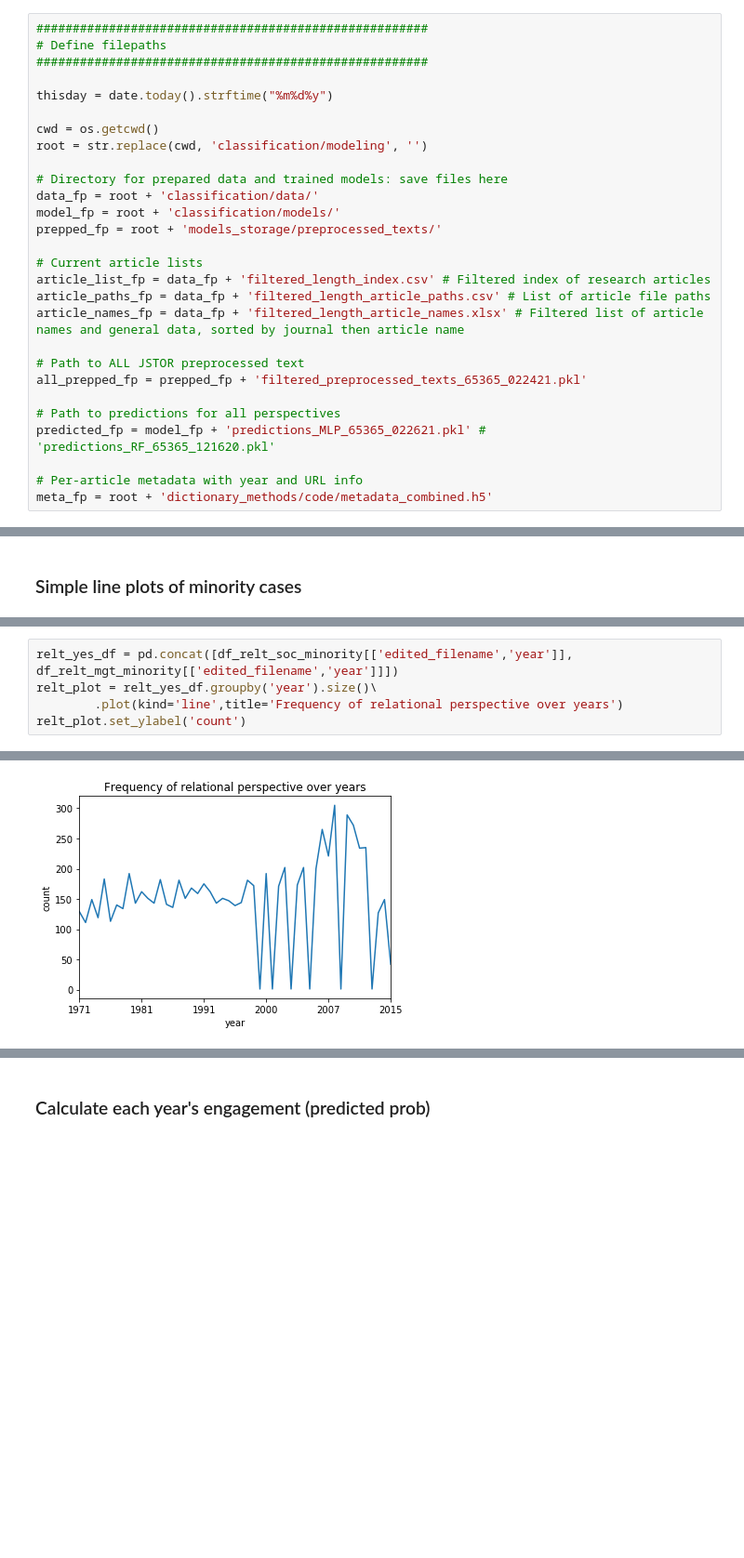
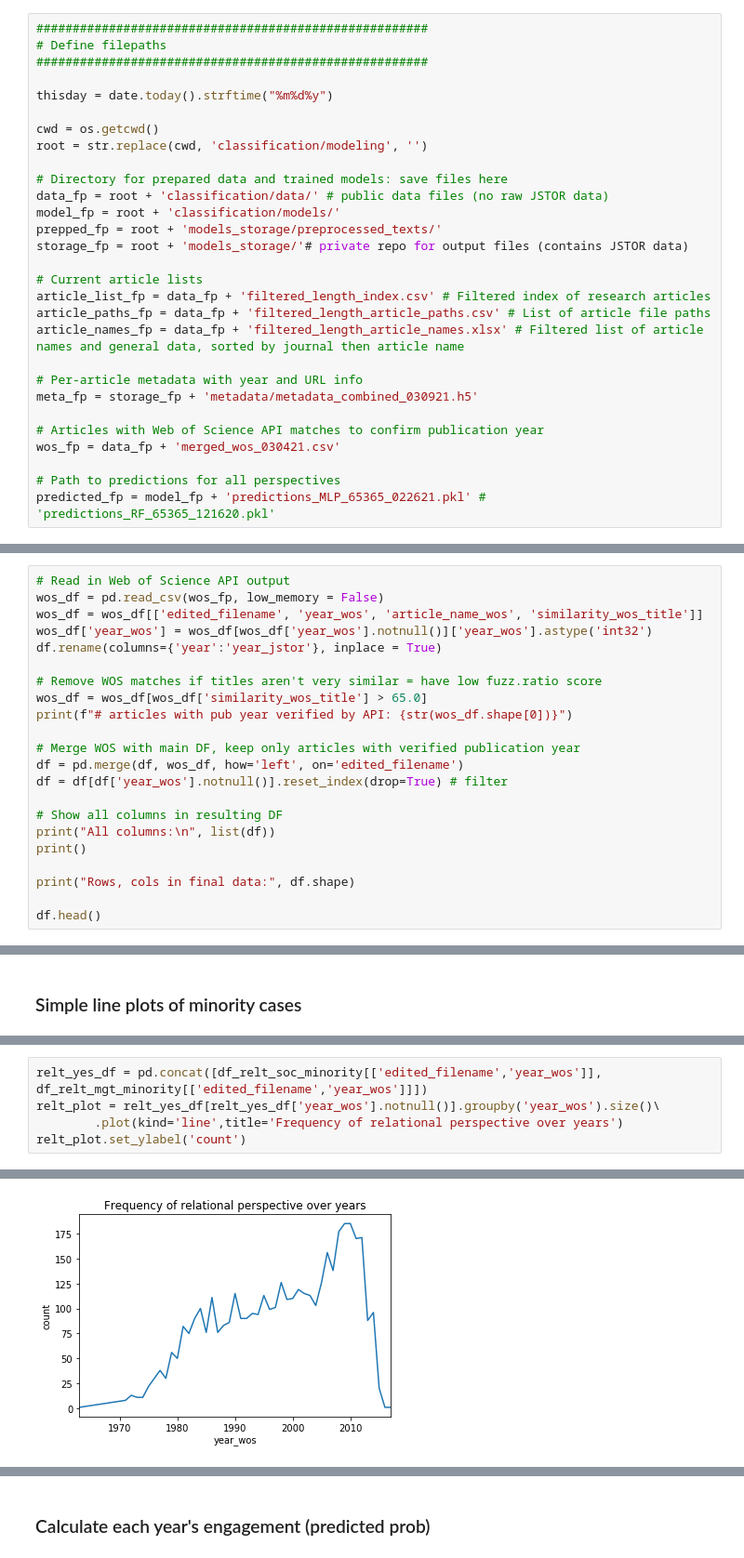
Before and after one commit to h2researchgroup/classification, a Jupyter notebook: modeling/viz_predictions.ipynb, the cells around one changed output, grey strips where cells are left out. Shown at 93% size. Saved outputs shown, nothing was run; the diff lists cells and outputs as text; blank space fills up the shorter version.

```diff
--- a/modeling/viz_predictions.ipynb
+++ b/modeling/viz_predictions.ipynb
@@ -56,23 +54,24 @@ cwd = os.getcwd()
 root = str.replace(cwd, 'classification/modeling', '')
 
 # Directory for prepared data and trained models: save files here
-data_fp = root + 'classification/data/'
+data_fp = root + 'classification/data/' # public data files (no raw JSTOR data)
 model_fp = root + 'classification/models/'
 prepped_fp = root + 'models_storage/preprocessed_texts/'
+storage_fp = root + 'models_storage/'# private repo for output files (contains JSTOR data)
 
 # Current article lists
 article_list_fp = data_fp + 'filtered_length_index.csv' # Filtered index of research articles
 article_paths_fp = data_fp + 'filtered_length_article_paths.csv' # List of article file paths
 article_names_fp = data_fp + 'filtered_length_article_names.xlsx' # Filtered list of article names and general data, sorted by journal then article name
 
-# Path to ALL JSTOR preprocessed text
-all_prepped_fp = prepped_fp + 'filtered_preprocessed_texts_65365_022421.pkl'
+# Per-article metadata with year and URL info
+meta_fp = storage_fp + 'metadata/metadata_combined_030921.h5'
+
+# Articles with Web of Science API matches to confirm publication year
+wos_fp = data_fp + 'merged_wos_030421.csv'
 
 # Path to predictions for all perspectives
 predicted_fp = model_fp + 'predictions_MLP_65365_022621.pkl' # 'predictions_RF_65365_121620.pkl'
-
-# Per-article metadata with year and URL info
-meta_fp = root + 'dictionary_methods/code/metadata_combined.h5'
 # %% [markdown]
 ## Load & merge data
 # %%
@@ -151,3 +133,25 @@ Rows, cols in data: (65365, 23)
 | 3 | journal-article-10.2307_40836133 | 10.2307_40836133 | Knowledge Transfer within the Mul... | https://www.jstor.org/stable/4083... | This paper examines the process o... | MIR: Management International Review | [Ariela, ARTHUR J., John A., Mari... | ... |
 | 4 | journal-article-10.2307_2579666 | 10.2307_2579666 | Dynamics of Labor Market Segmenta... | https://www.jstor.org/stable/2579666 | Research in the early 1980s showe... | Social Forces | [Ariela, ARTHUR J., John A., Mari... | ... |
 5 rows × 23 columns
+# %%
+# Read in Web of Science API output
+wos_df = pd.read_csv(wos_fp, low_memory = False)
+wos_df = wos_df[['edited_filename', 'year_wos', 'article_name_wos', 'similarity_wos_title']]
+wos_df['year_wos'] = wos_df[wos_df['year_wos'].notnull()]['year_wos'].astype('int32')
+df.rename(columns={'year':'year_jstor'}, inplace = True)
+
+# Remove WOS matches if titles aren't very similar = have low fuzz.ratio score
+wos_df = wos_df[wos_df['similarity_wos_title'] > 65.0]
+print(f"# articles with pub year verified by API: {str(wos_df.shape[0])}")
+
+# Merge WOS with main DF, keep only articles with verified publication year
+df = pd.merge(df, wos_df, how='left', on='edited_filename')
+df = df[df['year_wos'].notnull()].reset_index(drop=True) # filter
+
+# Show all columns in resulting DF
+print("All columns:\n", list(df))
+print()
+
+print("Rows, cols in final data:", df.shape)
+
+df.head()
@@ -315,9 +337,9 @@ Text(0, 0.5, 'count')
 # %%
-relt_yes_df = pd.concat([df_relt_soc_minority[['edited_filename','year']], df_relt_mgt_minority[['edited_filename','year']]])
-relt_plot = relt_yes_df.groupby('year').size()\
+relt_yes_df = pd.concat([df_relt_soc_minority[['edited_filename','year_wos']], df_relt_mgt_minority[['edited_filename','year_wos']]])
+relt_plot = relt_yes_df[relt_yes_df['year_wos'].notnull()].groupby('year_wos').size()\
         .plot(kind='line',title='Frequency of relational perspective over years')
 relt_plot.set_ylabel('count')
 # %% [output]
 Text(0, 0.5, 'count')
-[figure, old version]
+[figure, new version]
 # %%
```
Also changed, not shown: parts of 23 cells of this notebook.
